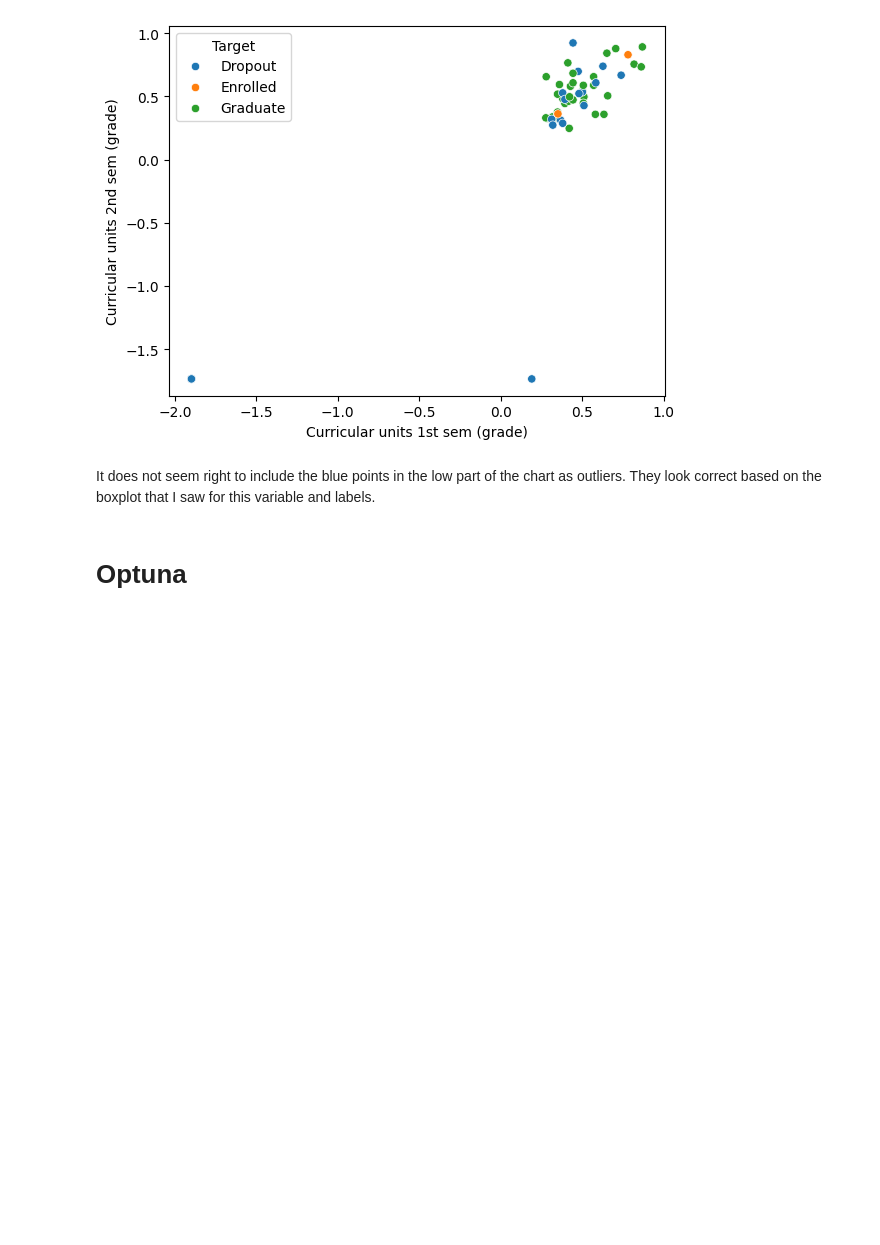
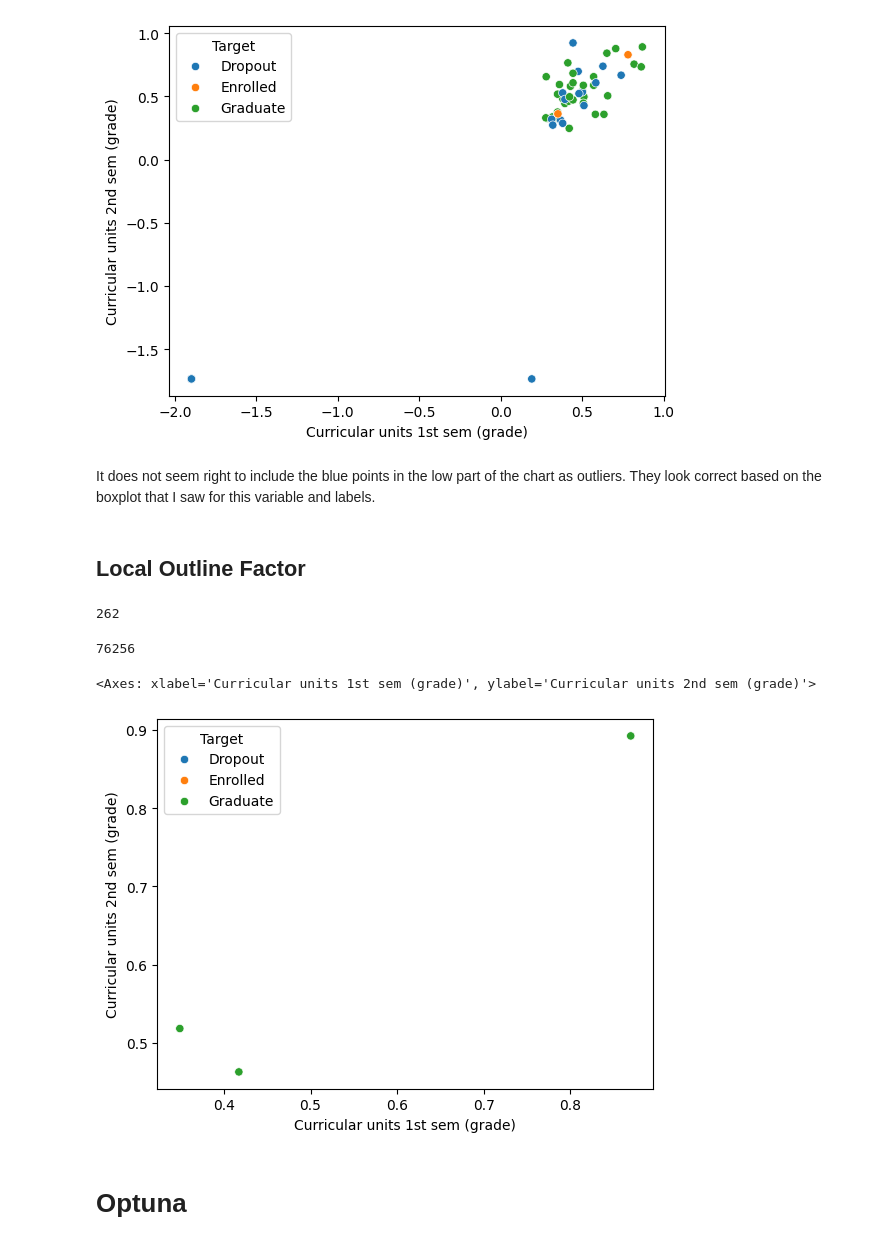
Before and after one commit to estaciolima/kaggle-playground-s4-e6, a Jupyter notebook: notebook.ipynb, the cells around one changed output. Cells and saved outputs as stored; diff of their text form; code cells hidden in the pictures; blank space fills up the shorter version.

```diff
--- a/notebook.ipynb
+++ b/notebook.ipynb
@@ -304,3 +305,5 @@ sns.scatterplot(data=X_trans.loc[outliers==-1],
 [figure]
 # %% [markdown]
 It does not seem right to include the blue points in the low part of the chart as outliers. They look correct based on the boxplot that I saw for this variable and labels.
+# %% [markdown]
+## Local Outline Factor
@@ -307 +315,17 @@ It does not seem right to include the blue points in the low part of the chart a
+# %%
+np.sum(lof_outliers==-1)
+# %% [output]
+262
+# %%
+np.sum(lof_outliers==1)
+# %% [output]
+76256
+# %%
+sns.scatterplot(data=X_trans.loc[outliers==-1],
+                x='Curricular units 1st sem (grade)',
+                y='Curricular units 2nd sem (grade)',
+                hue=y.loc[lof_outliers==-1])
+# %% [output]
+<Axes: xlabel='Curricular units 1st sem (grade)', ylabel='Curricular units 2nd sem (grade)'>
+[figure, added]
 # %%
```
Also changed, not shown: parts of 11 cells of this notebook, 1 other file.
